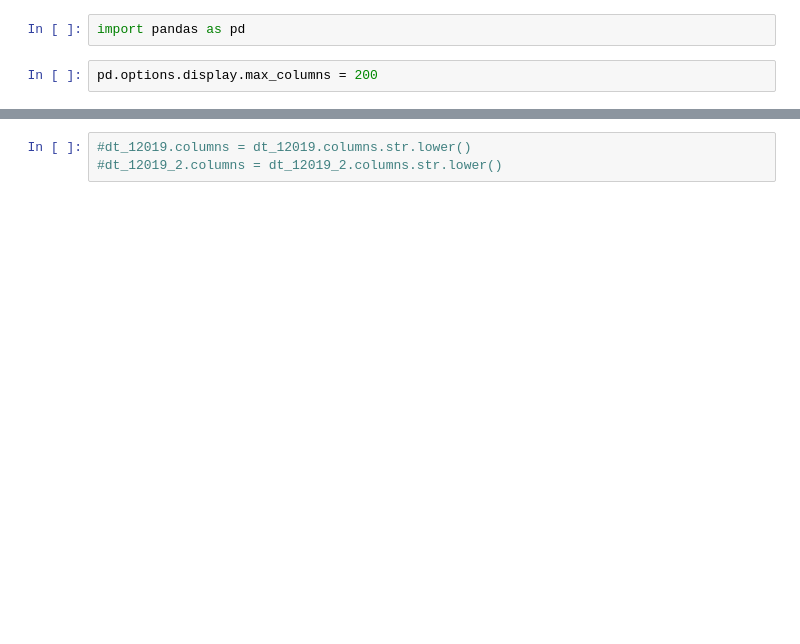
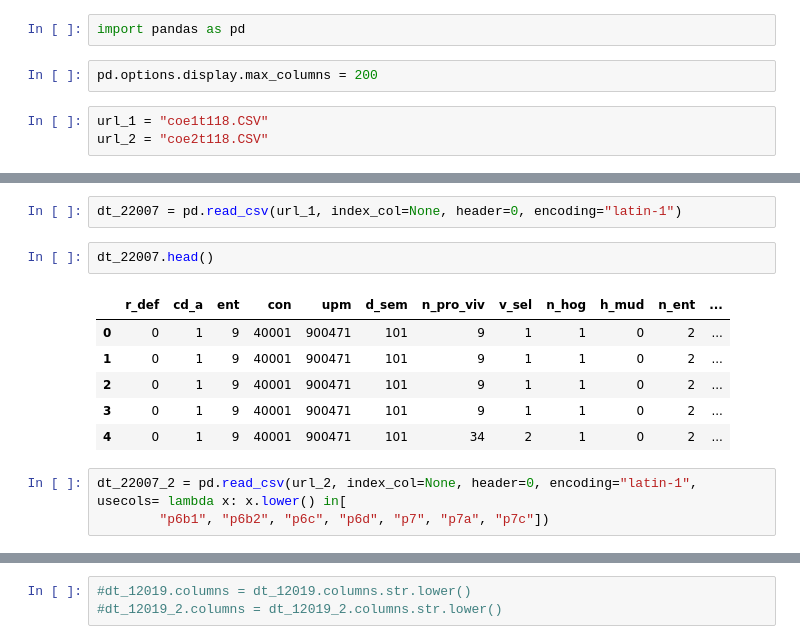
Before and after one commit to anabcm/data-etl, a Jupyter notebook: etl/enoe/Enoe.ipynb, the cells around one changed output, grey strips where cells are left out. Drawn from its saved outputs; the diff is of its cells as text; blank space fills up the shorter version.

```diff
--- a/etl/enoe/Enoe.ipynb
+++ b/etl/enoe/Enoe.ipynb
@@ -2,3 +2,6 @@
 import pandas as pd
 # %%
 pd.options.display.max_columns = 200
+# %%
+url_1 = "coe1t118.CSV"
+url_2 = "coe2t118.CSV"
@@ -4,0 +194,14 @@ pd.options.display.max_columns = 200
+# %%
+dt_22007 = pd.read_csv(url_1, index_col=None, header=0, encoding="latin-1")
+# %%
+dt_22007.head()
+# %% [output]
+|  | r_def | cd_a | ent | con | upm | d_sem | n_pro_viv | v_sel | n_hog | h_mud | n_ent | ... |
+| 0 | 0 | 1 | 9 | 40001 | 900471 | 101 | 9 | 1 | 1 | 0 | 2 | ... |
+| 1 | 0 | 1 | 9 | 40001 | 900471 | 101 | 9 | 1 | 1 | 0 | 2 | ... |
+| 2 | 0 | 1 | 9 | 40001 | 900471 | 101 | 9 | 1 | 1 | 0 | 2 | ... |
+| 3 | 0 | 1 | 9 | 40001 | 900471 | 101 | 9 | 1 | 1 | 0 | 2 | ... |
+| 4 | 0 | 1 | 9 | 40001 | 900471 | 101 | 34 | 2 | 1 | 0 | 2 | ... |
+# %%
+dt_22007_2 = pd.read_csv(url_2, index_col=None, header=0, encoding="latin-1", usecols= lambda x: x.lower() in[
+        "p6b1", "p6b2", "p6c", "p6d", "p7", "p7a", "p7c"])
```
Also changed, not shown: parts of 87 cells of this notebook, 2 other files.
